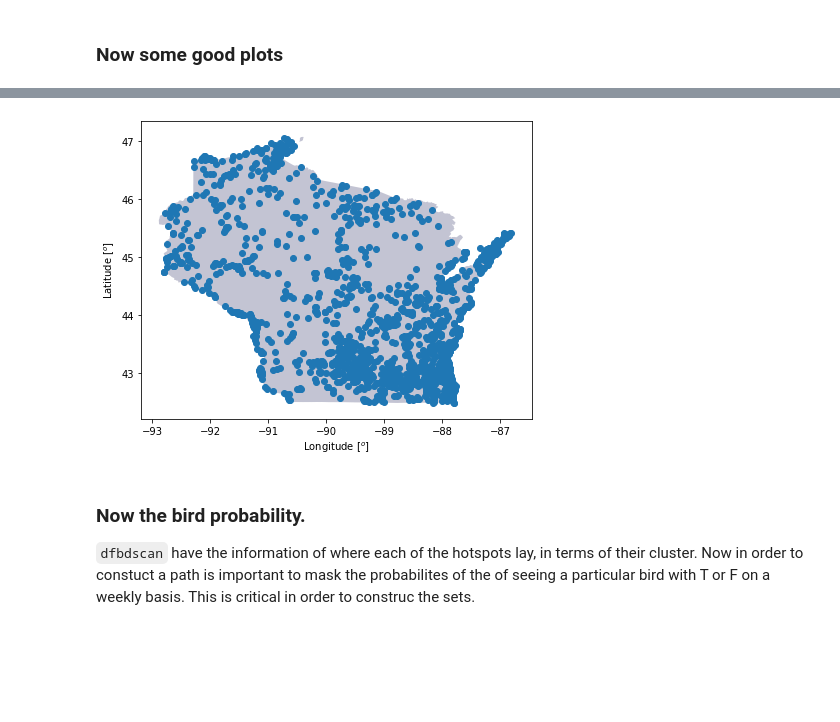
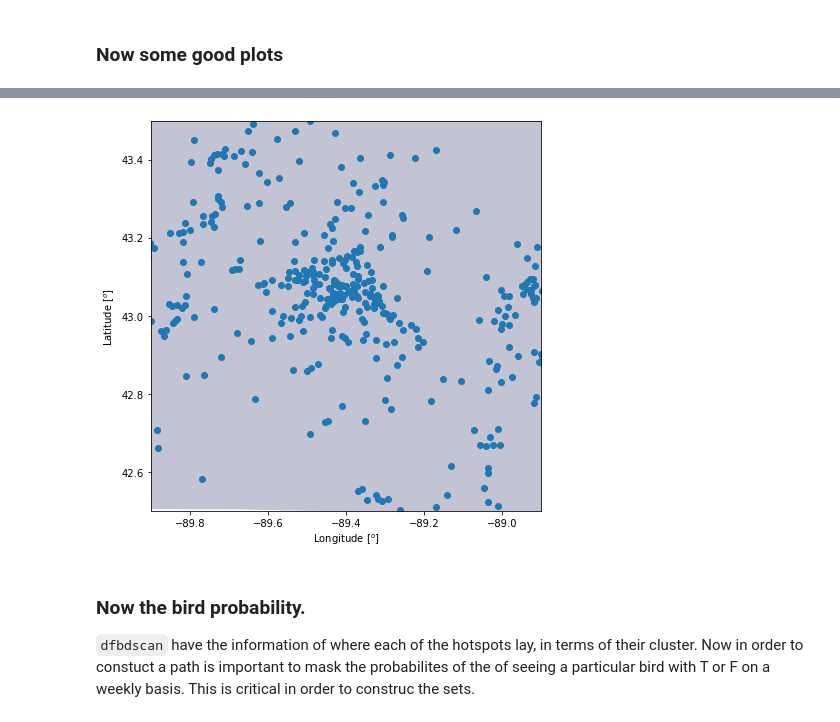
Before and after one commit to hinowashi/Insight-Project, a Jupyter notebook: Insight Project Set Method.ipynb, the cells around one changed output, grey strips where cells are left out. Saved outputs shown, nothing was run; the diff lists cells and outputs as text; code cells hidden in the pictures; blank space fills up the shorter version.

```diff
--- a/Insight Project Set Method.ipynb
+++ b/Insight Project Set Method.ipynb
@@ -69,2 +72,2 @@ BDSCAN is a density clustering that will tell where is popular for people to go
 # %%
-dfcluster, labels, n_clusters_ = DBScaner.cluster_selection(dfTrain)
+dfcluster, labels, n_clusters_ = DBScaner.cluster_selection(dfTrain, eps=0.02, min_samples=2)
@@ -91,7 +98,7 @@ dfCounts.head(5)
 # %% [markdown]
 ### Now some good plots
 # %%
-country = gpd.read_file('/Users/casanova/DocumentsHere/Insight/Project/gz_2010_us_040_00_5m.json')
+country = gpd.read_file('./gz_2010_us_040_00_5m.json')
 # %%
 unique_labels = set(labels)
 colors = [plt.cm.viridis_r(each)
@@ -111,14 +120,16 @@ plt.show()
 # %%
 fig, ax = plt.subplots(1, figsize=(7,8))
 base = country[country['NAME'].isin([state_long]) == True].plot(ax=ax, color='#3B3C6E', alpha = 0.3)
 ax.scatter(dfcluster['longitude'],dfcluster['latitude'])
 ax.set_ylabel(r'Latitude [$^o$]')
 ax.set_xlabel(r'Longitude [$^o$]')
+ax.set_xlim([-89.9,-88.9])
+ax.set_ylim([42.5,43.5])
 
 plt.show()
-# save_fig('/Users/casanova/DocumentsHere/Insight/WI.png')
+save_fig('./{}-test2.png'.format(state_long))
 # %% [output]
-[figure, old version]
+[figure, new version]
 # %% [markdown]
 ### Now the bird probability.
 
```
Also changed, not shown: parts of 8 cells of this notebook, 1 other file.
